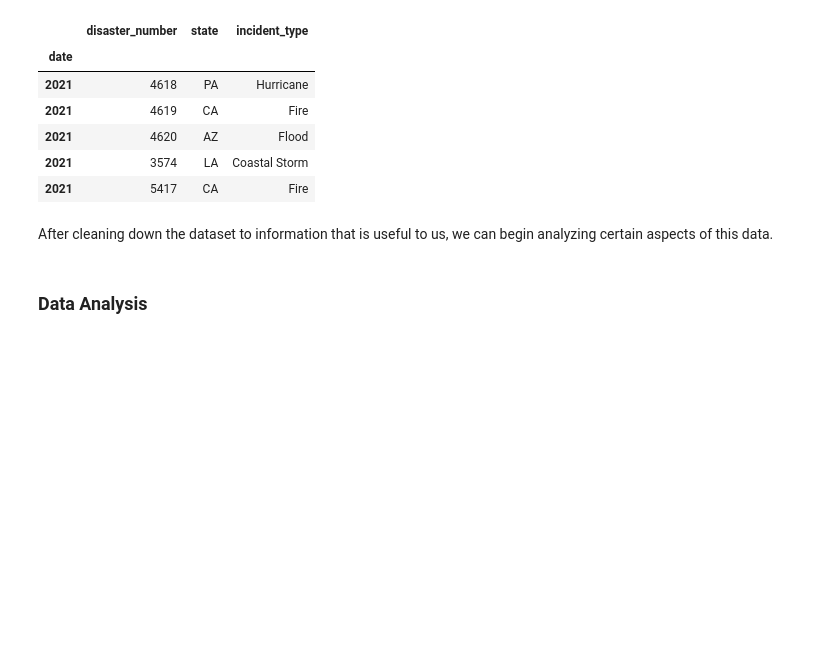
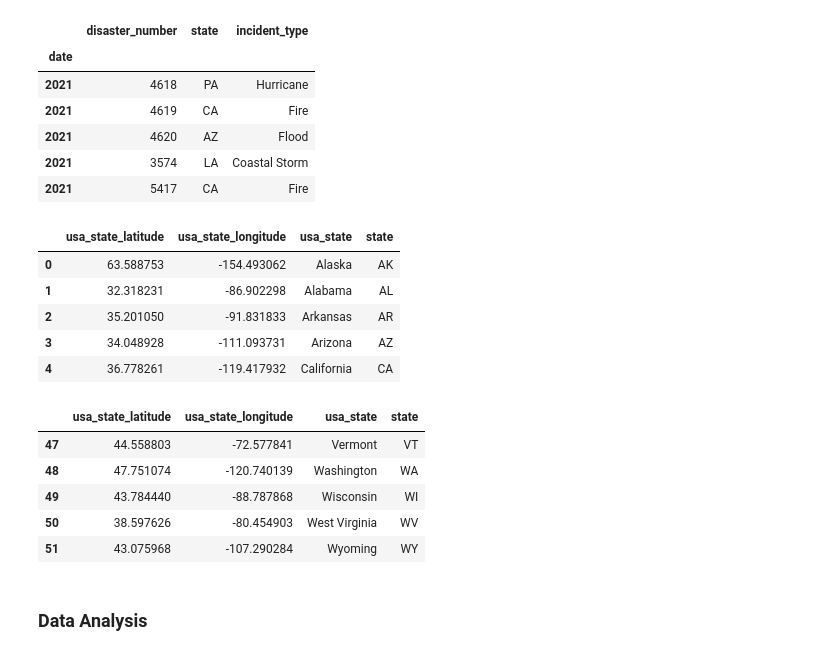
Before and after one commit to joshuacreveling/Group_Project_1, a Jupyter notebook: commodities_prices_vs_climate_change.ipynb, the cells around one changed output. Cells and saved outputs as stored; diff of their text form; code cells hidden in the pictures; blank space fills up the shorter version.

```diff
--- a/commodities_prices_vs_climate_change.ipynb
+++ b/commodities_prices_vs_climate_change.ipynb
@@ -342,5 +344,3 @@ display(us_disasters_df.tail())
 | 2021 | 4620 | AZ | Flood |
 | 2021 | 3574 | LA | Coastal Storm |
 | 2021 | 5417 | CA | Fire |
-# %% [markdown]
-After cleaning down the dataset to information that is useful to us, we can begin analyzing certain aspects of this data.
@@ -347,3 +356,19 @@ After cleaning down the dataset to information that is useful to us, we can begi
+# %%
+display(us_state_location_df.head())
+display(us_state_location_df.tail())
+# %% [output]
+|  | usa_state_latitude | usa_state_longitude | usa_state | state |
+| 0 | 63.588753 | -154.493062 | Alaska | AK |
+| 1 | 32.318231 | -86.902298 | Alabama | AL |
+| 2 | 35.201050 | -91.831833 | Arkansas | AR |
+| 3 | 34.048928 | -111.093731 | Arizona | AZ |
+| 4 | 36.778261 | -119.417932 | California | CA |
+|  | usa_state_latitude | usa_state_longitude | usa_state | state |
+| 47 | 44.558803 | -72.577841 | Vermont | VT |
+| 48 | 47.751074 | -120.740139 | Washington | WA |
+| 49 | 43.784440 | -88.787868 | Wisconsin | WI |
+| 50 | 38.597626 | -80.454903 | West Virginia | WV |
+| 51 | 43.075968 | -107.290284 | Wyoming | WY |
 # %% [markdown]
 ### Data Analysis
 # %%
```
Also changed, not shown: parts of 12 cells of this notebook.
